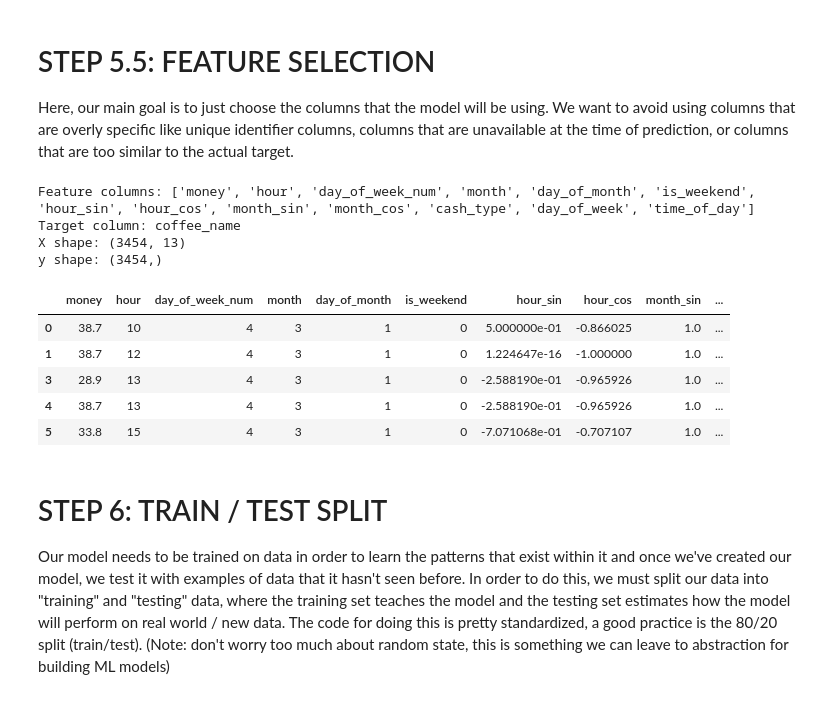
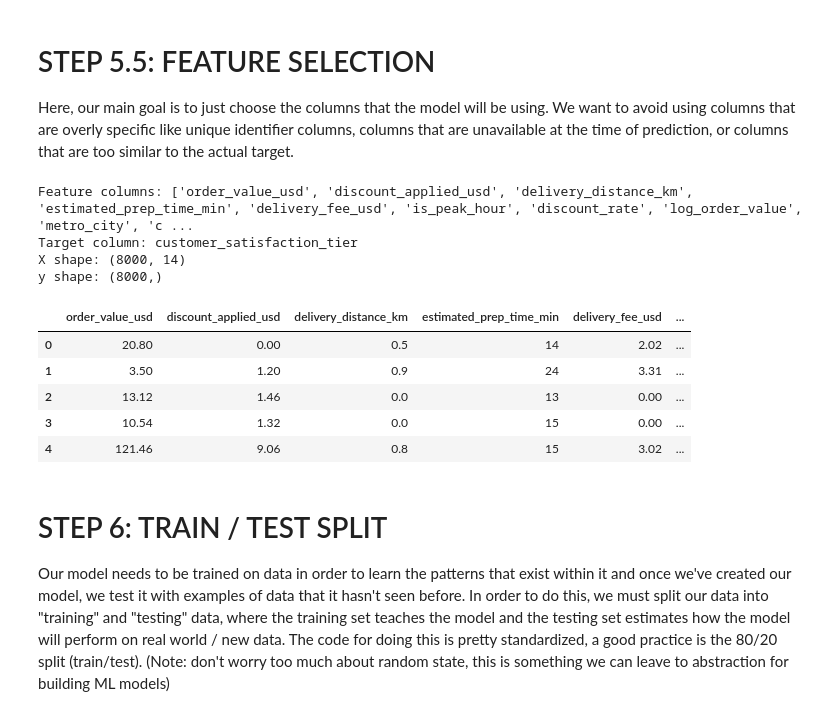
Before and after one commit to jaekyungkang/tcg-ml-primer, a Jupyter notebook: TCG_ML_PRIMER.ipynb, the cells around one changed output. Saved outputs shown, nothing was run; the diff lists cells and outputs as text; code cells hidden in the pictures.

```diff
--- a/TCG_ML_PRIMER.ipynb
+++ b/TCG_ML_PRIMER.ipynb
@@ -628,46 +656,53 @@ plt.show()
 Here, our main goal is to just choose the columns that the model will be using. We want to avoid using columns that are overly specific like unique identifier columns, columns that are unavailable at the time of prediction, or columns that are too similar to the actual target.
 # %%
 numeric_features = [
-    "money",
-    "hour",
-    "day_of_week_num",
-    "month",
-    "day_of_month",
-    "is_weekend",
-    "hour_sin",
-    "hour_cos",
-    "month_sin",
-    "month_cos"
+    "order_value_usd",
+    "discount_applied_usd",
+    "delivery_distance_km",
+    "estimated_prep_time_min",
+    "delivery_fee_usd",
+    "is_peak_hour",
+    "discount_rate",
+    "log_order_value"
+]
+categorical_features = [
+    "metro_city",
+    "cuisine_category",
+    "order_channel",
+    "restaurant_price_tier",
+    "weather_condition",
+    "distance_category"
 ]
 
-categorical_features = [
-    "cash_type",
-    "day_of_week",
-    "time_of_day"
-]
-
+# combine selected features
 features = numeric_features + categorical_features
 
+# define the target variable
+target_col = "customer_satisfaction_tier"
+
+# X contains input features
 X = model_df[features]
+
+# y contains what we want to predict
 y = model_df[target_col]
 
 print("Feature columns:", features)
 print("Target column:", target_col)
 print("X shape:", X.shape)
 print("y shape:", y.shape)
 
 X.head()
 # %% [output]
-Feature columns: ['money', 'hour', 'day_of_week_num', 'month', 'day_of_month', 'is_weekend', 'hour_sin', 'hour_cos', 'month_sin', 'month_cos', 'cash_type', 'day_of_week', 'time_of_day']
-Target column: coffee_name
-X shape: (3454, 13)
-y shape: (3454,)
+Feature columns: ['order_value_usd', 'discount_applied_usd', 'delivery_distance_km', 'estimated_prep_time_min', 'delivery_fee_usd', 'is_peak_hour', 'discount_rate', 'log_order_value', 'metro_city', 'c ...
+Target column: customer_satisfaction_tier
+X shape: (8000, 14)
+y shape: (8000,)
-|  | money | hour | day_of_week_num | month | day_of_month | is_weekend | hour_sin | hour_cos | month_sin | ... |
-| 0 | 38.7 | 10 | 4 | 3 | 1 | 0 | 5.000000e-01 | -0.866025 | 1.0 | ... |
-| 1 | 38.7 | 12 | 4 | 3 | 1 | 0 | 1.224647e-16 | -1.000000 | 1.0 | ... |
-| 3 | 28.9 | 13 | 4 | 3 | 1 | 0 | -2.588190e-01 | -0.965926 | 1.0 | ... |
-| 4 | 38.7 | 13 | 4 | 3 | 1 | 0 | -2.588190e-01 | -0.965926 | 1.0 | ... |
-| 5 | 33.8 | 15 | 4 | 3 | 1 | 0 | -7.071068e-01 | -0.707107 | 1.0 | ... |
+|  | order_value_usd | discount_applied_usd | delivery_distance_km | estimated_prep_time_min | delivery_fee_usd | ... |
+| 0 | 20.80 | 0.00 | 0.5 | 14 | 2.02 | ... |
+| 1 | 3.50 | 1.20 | 0.9 | 24 | 3.31 | ... |
+| 2 | 13.12 | 1.46 | 0.0 | 13 | 0.00 | ... |
+| 3 | 10.54 | 1.32 | 0.0 | 15 | 0.00 | ... |
+| 4 | 121.46 | 9.06 | 0.8 | 15 | 3.02 | ... |
 # %% [markdown]
 # STEP 6: TRAIN / TEST SPLIT
 Our model needs to be trained on data in order to learn the patterns that exist within it and once we've created our model, we test it with examples of data that it hasn't seen before. In order to do this, we must split our data into "training" and "testing" data, where the training set teaches the model and the testing set estimates how the model will perform on real world / new data. The code for doing this is pretty standardized, a good practice is the 80/20 split (train/test). (Note: don't worry too much about random state, this is something we can leave to abstraction for building ML models)
```
Also changed, not shown: parts of 4 cells of this notebook.
